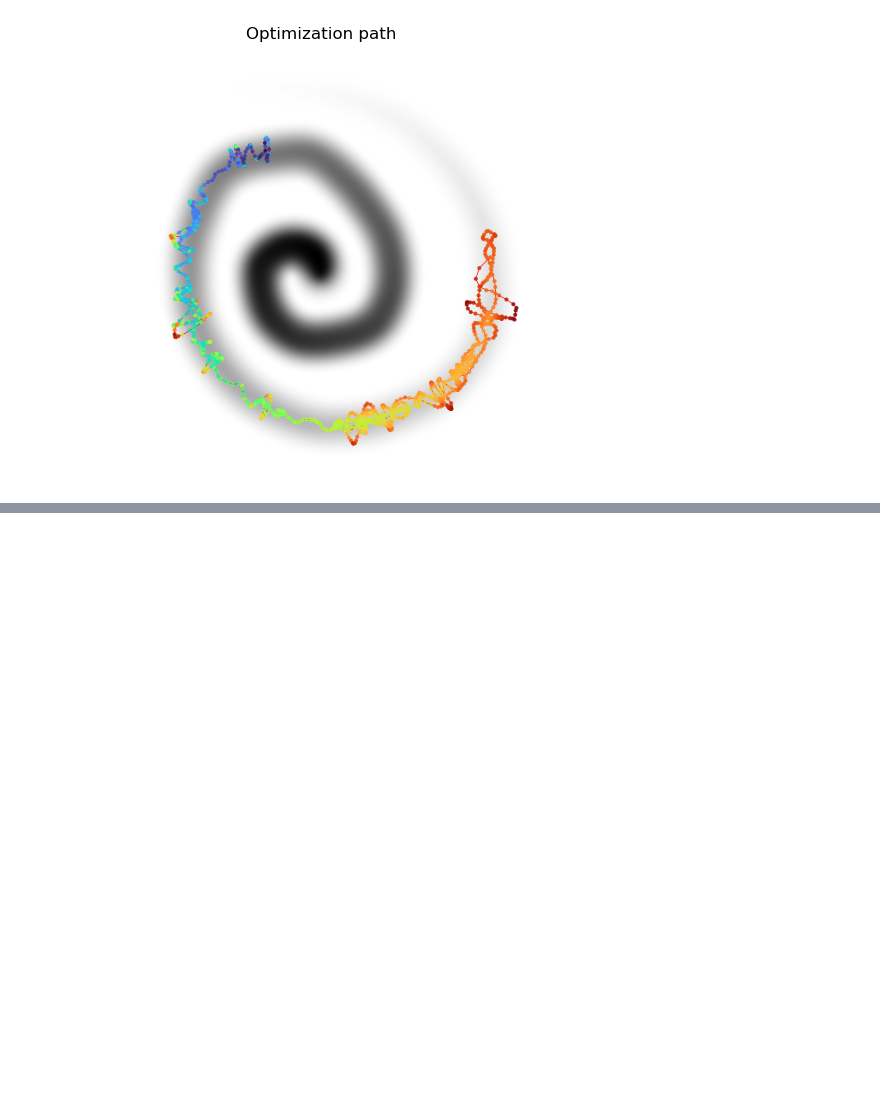
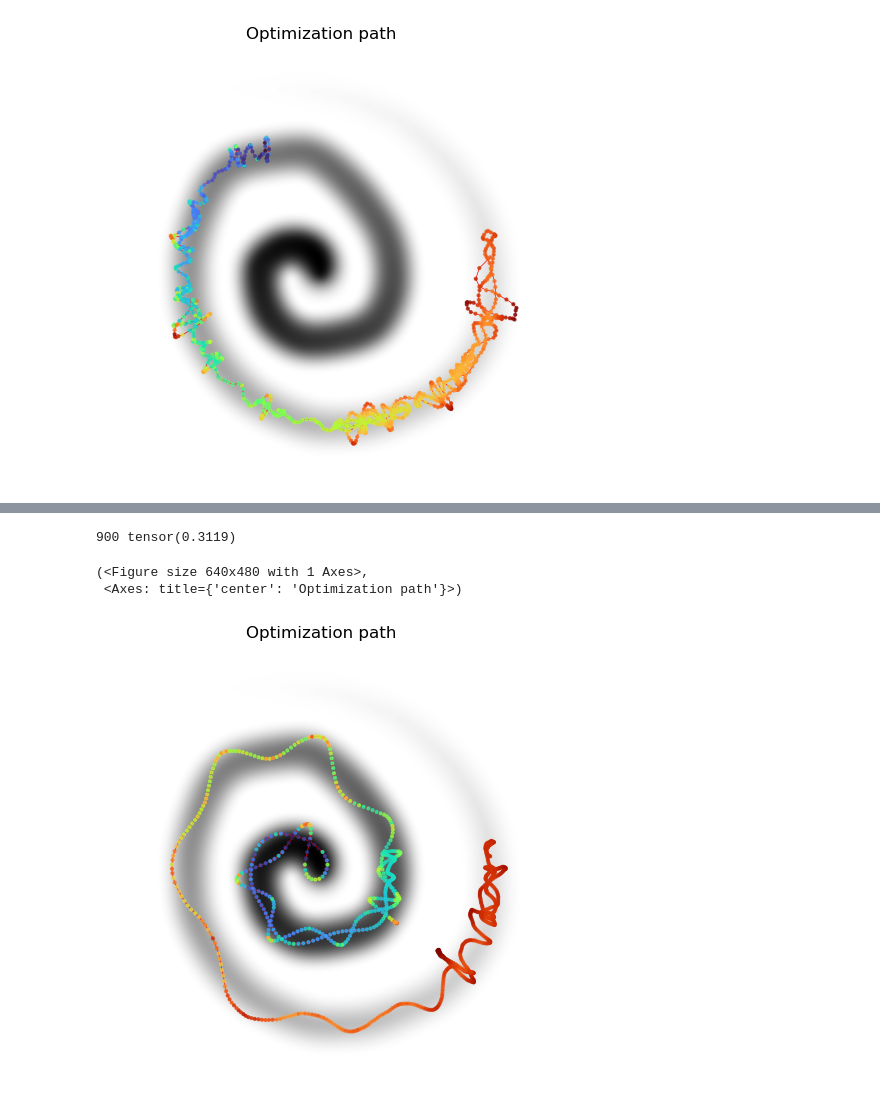
Before and after one commit to inikishev/image-descent, a Jupyter notebook: spiral descent.ipynb, the cells around one changed output, grey strips where cells are left out. Drawn from its saved outputs; the diff is of its cells as text; code cells hidden in the pictures; blank space fills up the shorter version.

```diff
--- a/spiral descent.ipynb
+++ b/spiral descent.ipynb
@@ -99,0 +116,16 @@ descent.plot_path()
+# %%
+descent = ImageDescent(image, initial_coords, img_step=[random_shift, add_noise])
+opt = torch.optim.SGD(descent.parameters(), 3e-3, momentum=0.99)
+
+for i in range(1000):
+    opt.zero_grad()
+    loss = descent.step()
+    opt.step()
+    if i% 100 == 0: print(i, loss, end='        \r')
+
+descent.plot_path()
+# %% [output]
+900 tensor(0.3119)
+(<Figure size 640x480 with 1 Axes>,
+ <Axes: title={'center': 'Optimization path'}>)
+[figure, added]
```
Also changed, not shown: parts of 5 cells of this notebook.
